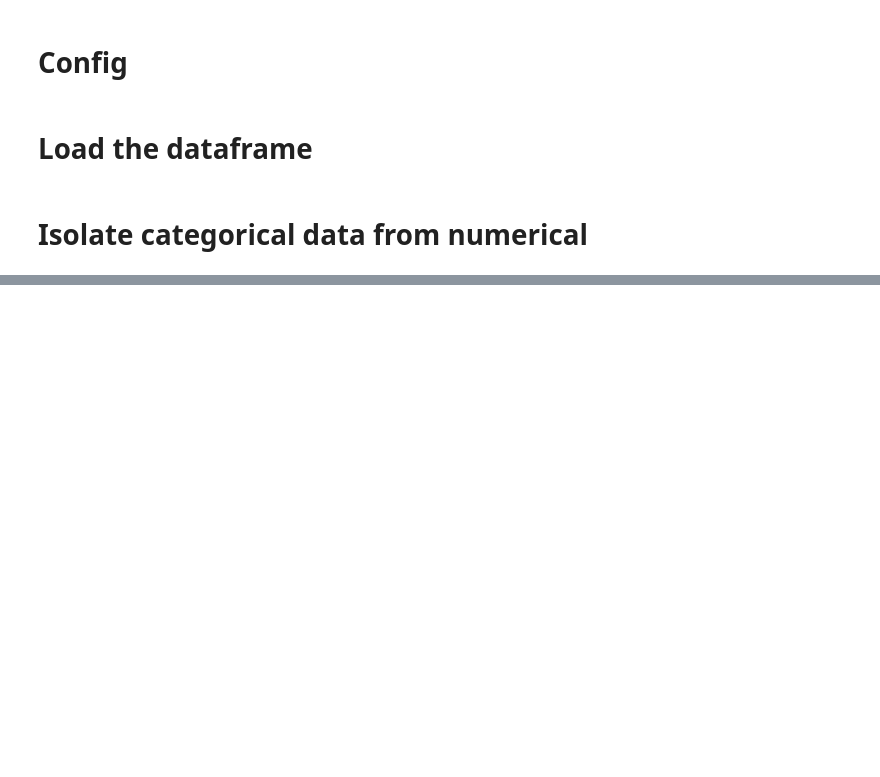
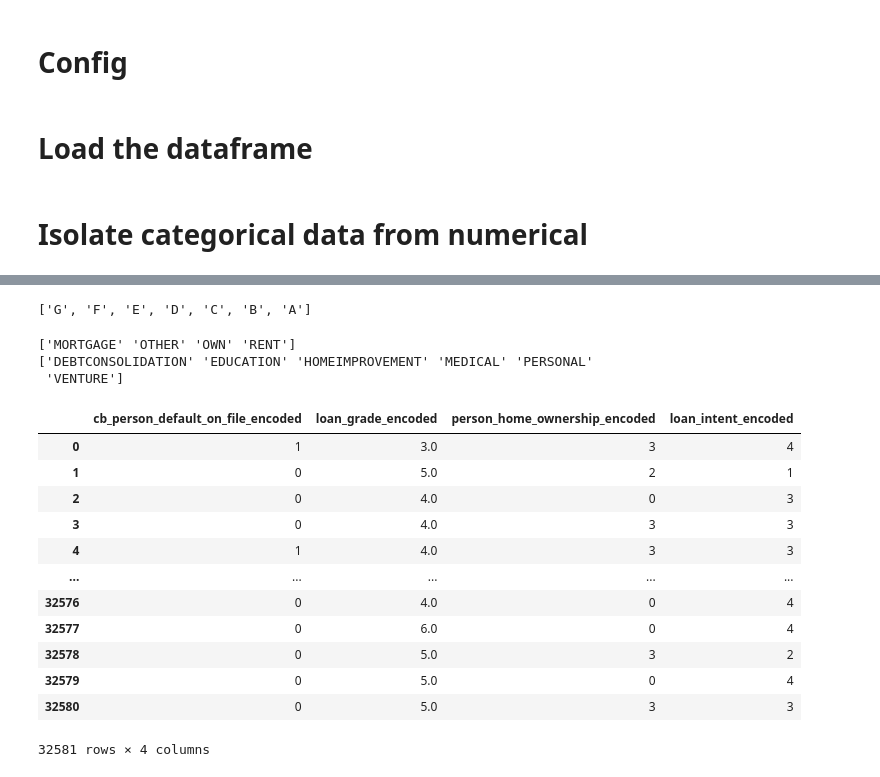
Before and after one commit to Ekatche/MLops_Loan_pred, a Jupyter notebook: notebooks/processing.ipynb, the cells around one changed output, grey strips where cells are left out. Cells and saved outputs as stored; diff of their text form; code cells hidden in the pictures; blank space fills up the shorter version.

```diff
--- a/notebooks/processing.ipynb
+++ b/notebooks/processing.ipynb
@@ -31,0 +67,9 @@ categorical_columns = train_data.select_dtypes(exclude=[np.number])
+# %%
+# 4. Binary Encoding for 'cb_person_default_on_file'
+categorical_columns['cb_person_default_on_file_encoded'] = categorical_columns['cb_person_default_on_file'].map({'Y': 1, 'N': 0})
+# %%
+# convert the loqan grade to a list and sort it in desc order to give A the highest value and G the lowest
+ordinal_values = list(categorical_columns['loan_grade'].sort_values(ascending=False).unique())
+ordinal_values
+# %% [output]
+['G', 'F', 'E', 'D', 'C', 'B', 'A']
@@ -31,0 +86,23 @@ categorical_columns = train_data.select_dtypes(exclude=[np.number])
+# %%
+print(encoders.get('person_home_ownership').classes_)
+print(encoders.get('loan_intent').classes_)
+# %% [output]
+['MORTGAGE' 'OTHER' 'OWN' 'RENT']
+['DEBTCONSOLIDATION' 'EDUCATION' 'HOMEIMPROVEMENT' 'MEDICAL' 'PERSONAL'
+ 'VENTURE']
+# %%
+categorical_columns
+# %% [output]
+|  | cb_person_default_on_file_encoded | loan_grade_encoded | person_home_ownership_encoded | loan_intent_encoded |
+| 0 | 1 | 3.0 | 3 | 4 |
+| 1 | 0 | 5.0 | 2 | 1 |
+| 2 | 0 | 4.0 | 0 | 3 |
+| 3 | 0 | 4.0 | 3 | 3 |
+| 4 | 1 | 4.0 | 3 | 3 |
+| ... | ... | ... | ... | ... |
+| 32576 | 0 | 4.0 | 0 | 4 |
+| 32577 | 0 | 6.0 | 0 | 4 |
+| 32578 | 0 | 5.0 | 3 | 2 |
+| 32579 | 0 | 5.0 | 0 | 4 |
+| 32580 | 0 | 5.0 | 3 | 3 |
+32581 rows × 4 columns
```
Also changed, not shown: parts of 32 cells of this notebook, 11 other files.
